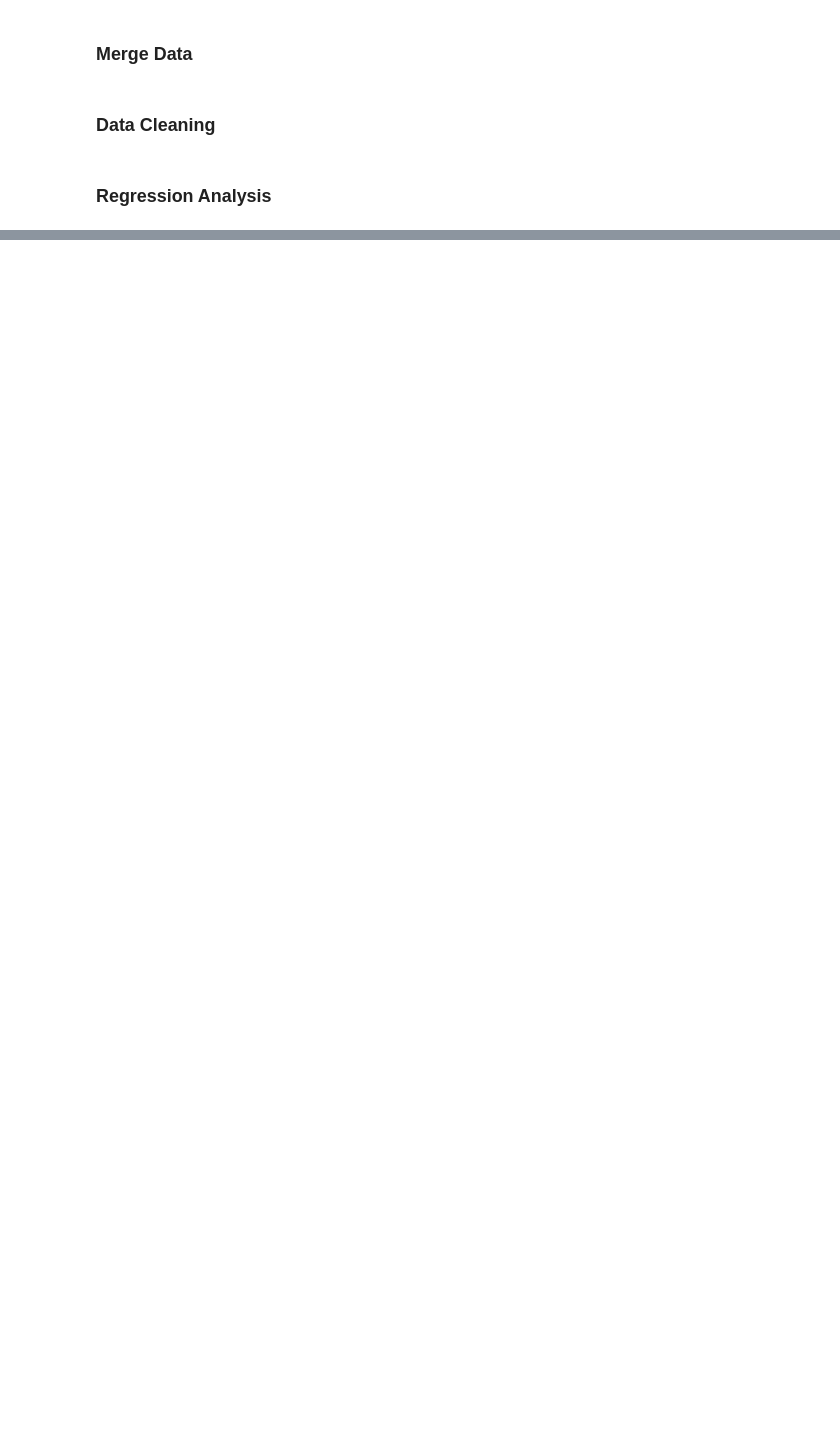
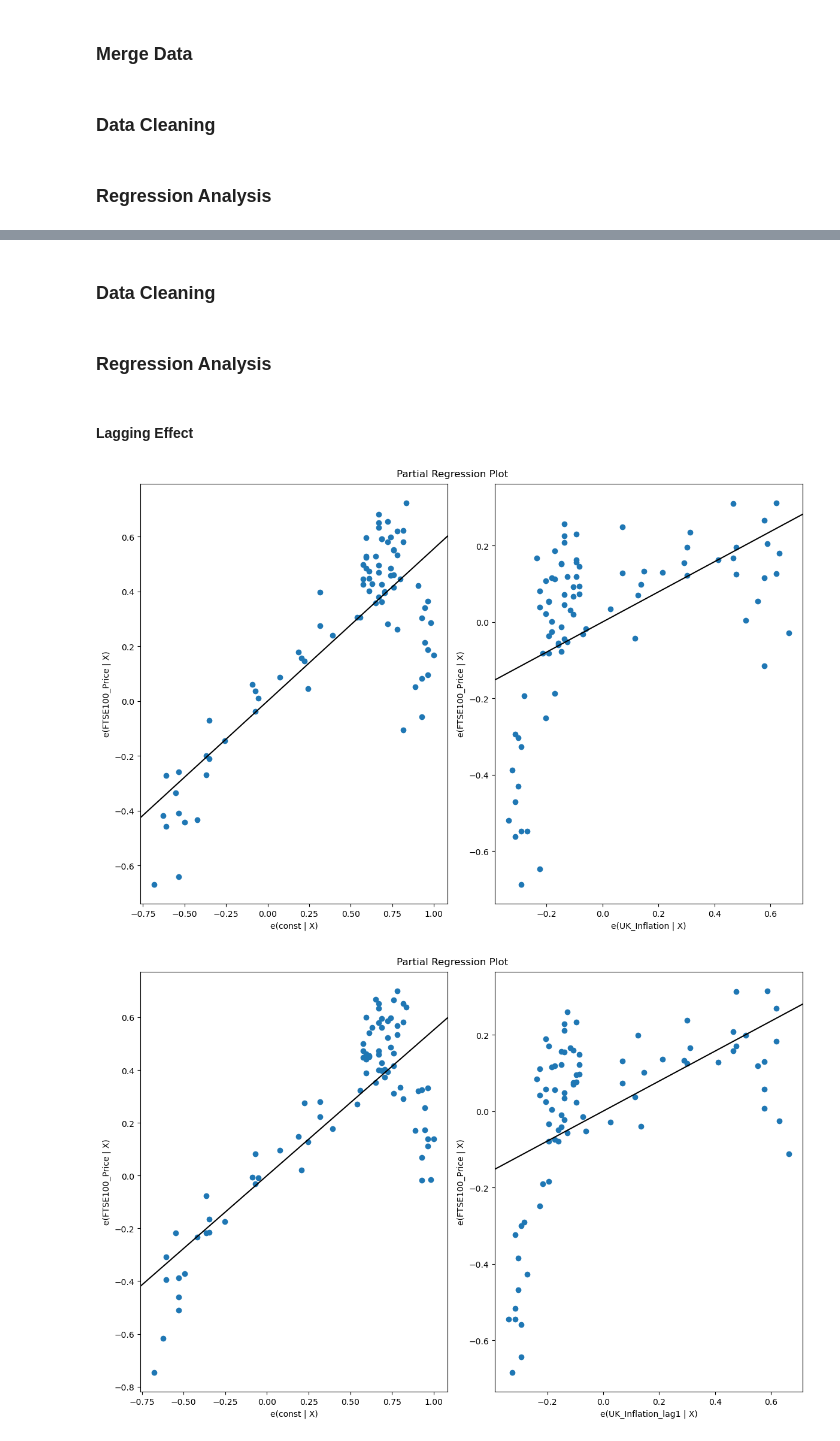
Before and after one commit to Deng-1-Pan/The-Impact-of-Central-Bank-Interest-Rate-Changes-on-Major-Stock-Indices, a Jupyter notebook: test.ipynb, the cells around one changed output, grey strips where cells are left out. Cells and saved outputs as stored; diff of their text form; code cells hidden in the pictures; blank space fills up the shorter version.

```diff
--- a/test.ipynb
+++ b/test.ipynb
@@ -64,0 +106,50 @@ Notes:
+# %% [markdown]
+### Data Cleaning
+# %%
+# Conver data from Object type to float type
+df['FTSE100_Price'] = df['FTSE100_Price'].replace('[\$,]', '', regex=True)
+df['FTSE100_Price'] = pd.to_numeric(df['FTSE100_Price'], errors='coerce')
+df.dropna(inplace=True)
+# %%
+from sklearn.preprocessing import MinMaxScaler
+# Normalise the data
+scaler = MinMaxScaler()
+df['Interest_Rate'] = scaler.fit_transform(df[['Interest_Rate']])
+df['FTSE100_Price'] = scaler.fit_transform(df[['FTSE100_Price']])
+df['UK_Inflation'] = scaler.fit_transform(df[['UK_Inflation']])
+# %% [markdown]
+### Regression Analysis
+# %% [markdown]
+#### Lagging Effect
+# %%
+# Creating lagged variables
+df['Interest_Rate_lag1'] = df['Interest_Rate'].shift(-1)  # 1-month lag
+df['Interest_Rate_lag3'] = df['Interest_Rate'].shift(-3)  # 3-months lag
+df['Interest_Rate_lag6'] = df['Interest_Rate'].shift(-6)  # 6-months lag
+
+df['UK_Inflation_lag1'] = df['UK_Inflation'].shift(-1)  # 1-month lag
+df['UK_Inflation_lag3'] = df['UK_Inflation'].shift(-3)  # 3-months lag
+df['UK_Inflation_lag6'] = df['UK_Inflation'].shift(-6)  # 6-months lag
+# %%
+for x in ['UK_Inflation', 'UK_Inflation_lag1', 'UK_Inflation_lag3', 'UK_Inflation_lag6', 'Interest_Rate', 'Interest_Rate_lag1', 'Interest_Rate_lag3', 'Interest_Rate_lag6']:
+    X = df[[x]]
+    X = sm.add_constant(X)  # Adds a constant term to the predictor
+    y = df['FTSE100_Price']
+
+    X.dropna(inplace=True)
+    y = y.loc[X.index]
+
+    model = sm.OLS(y, X).fit()
+
+    # Plot partial regression plots
+    fig = plt.figure(figsize=(12, 8))
+    fig = sm.graphics.plot_partregress_grid(model, fig=fig)
+
+
+    fig.savefig('./fig/graph_' + x + '.png')
+
+    with open('./Results/regression_summary_' + x + '.txt', 'w') as file:
+        file.write(model.summary().as_text())
+# %% [output]
+[figure, added]
+[figure, added]
```
Also changed, not shown: parts of 14 cells of this notebook, 34 other files.
